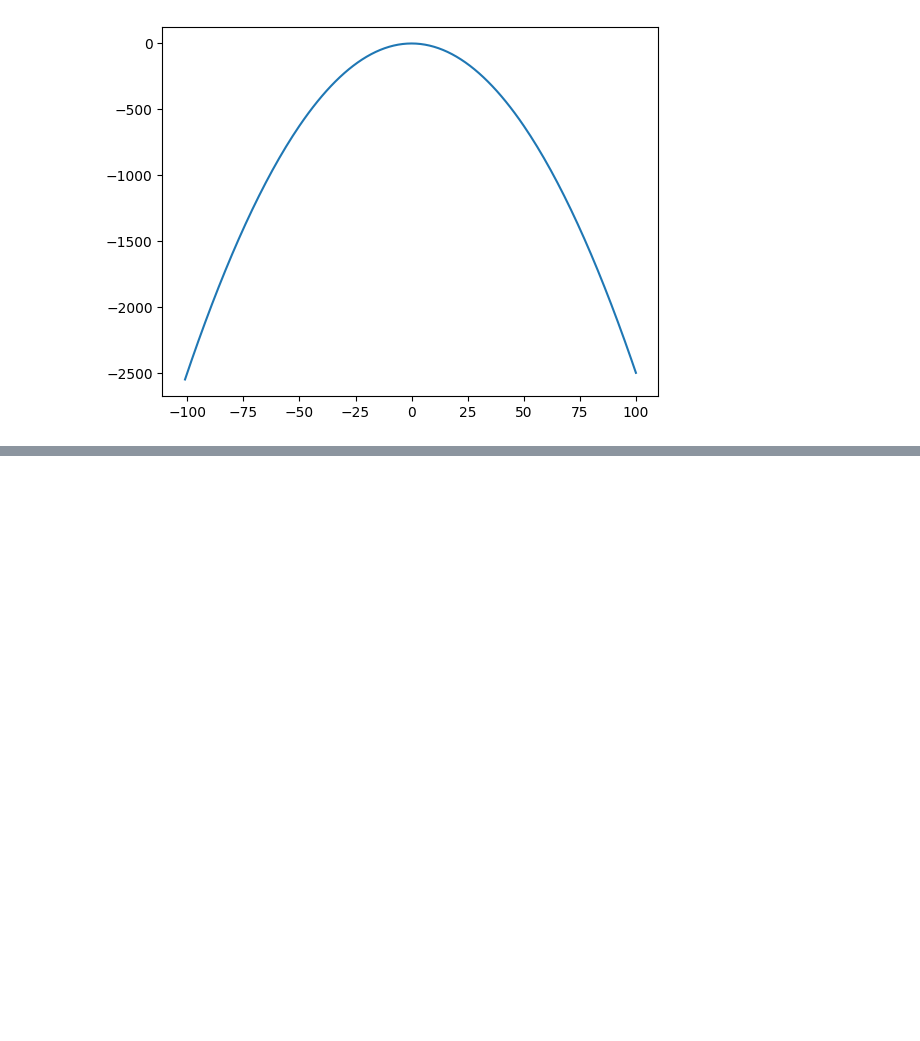
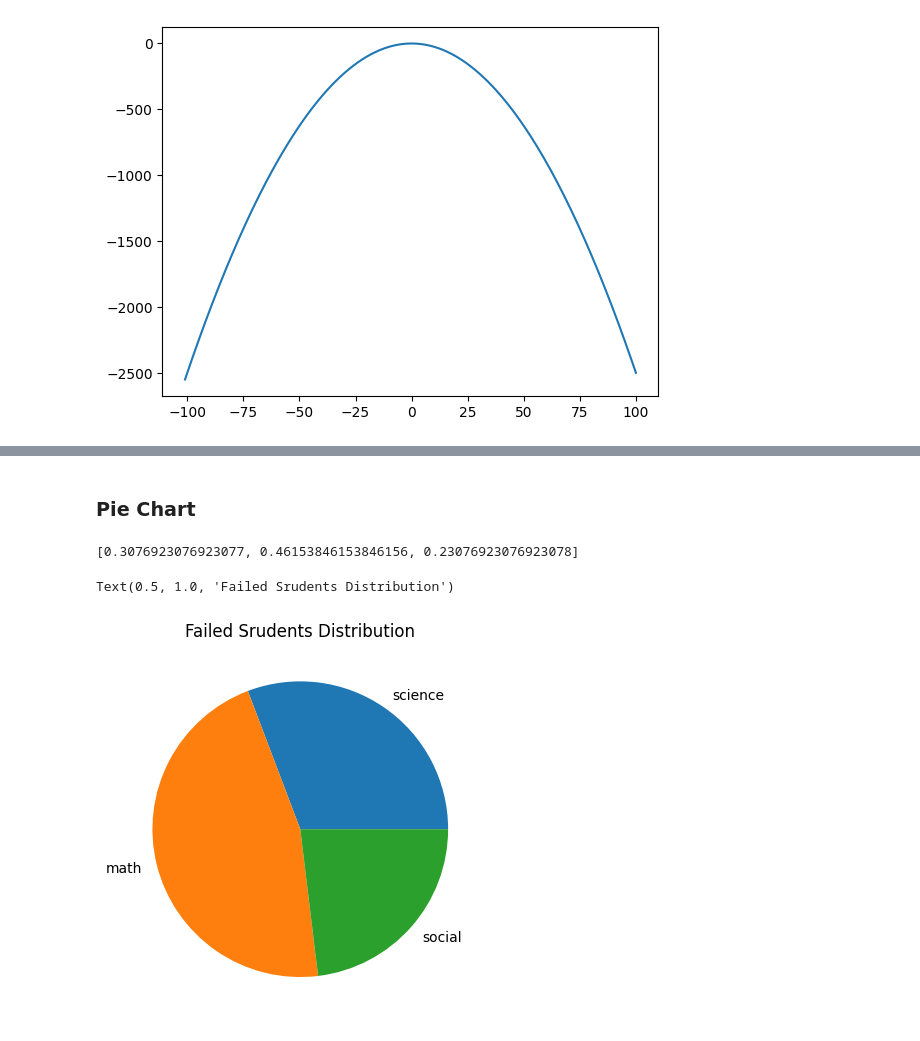
Before and after one commit to KiranKhayamali/AI-ML-Bootcamp, a Jupyter notebook: Week 3 (Data Analysis and Introduction to Machine Learning)/Day 11 (Python for Data Analysis)/Numpy_matplotlib_understanding/basics.ipynb, the cells around one changed output, grey strips where cells are left out. Saved outputs shown, nothing was run; the diff lists cells and outputs as text; code cells hidden in the pictures; blank space fills up the shorter version.

```diff
--- a/Week 3 (Data Analysis and Introduction to Machine Learning)/Day 11 (Python for Data Analysis)/Numpy_matplotlib_understanding/basics.ipynb
+++ b/Week 3 (Data Analysis and Introduction to Machine Learning)/Day 11 (Python for Data Analysis)/Numpy_matplotlib_understanding/basics.ipynb
@@ -231,0 +269,14 @@ import
+# %% [markdown]
+<h3>Pie Chart </h3>
+# %%
+subject = ["science", "math", "social"]
+failed = [20, 30, 15]
+failed_students = [int(i)/ int(sum(failed)) for i in failed]
+
+print(failed_students)
+plt.pie(failed_students, labels=subject)
+plt.title("Failed Srudents Distribution")
+# %% [output]
+[0.3076923076923077, 0.46153846153846156, 0.23076923076923078]
+Text(0.5, 1.0, 'Failed Srudents Distribution')
+[figure, added]
```
Also changed, not shown: parts of 7 cells of this notebook.
